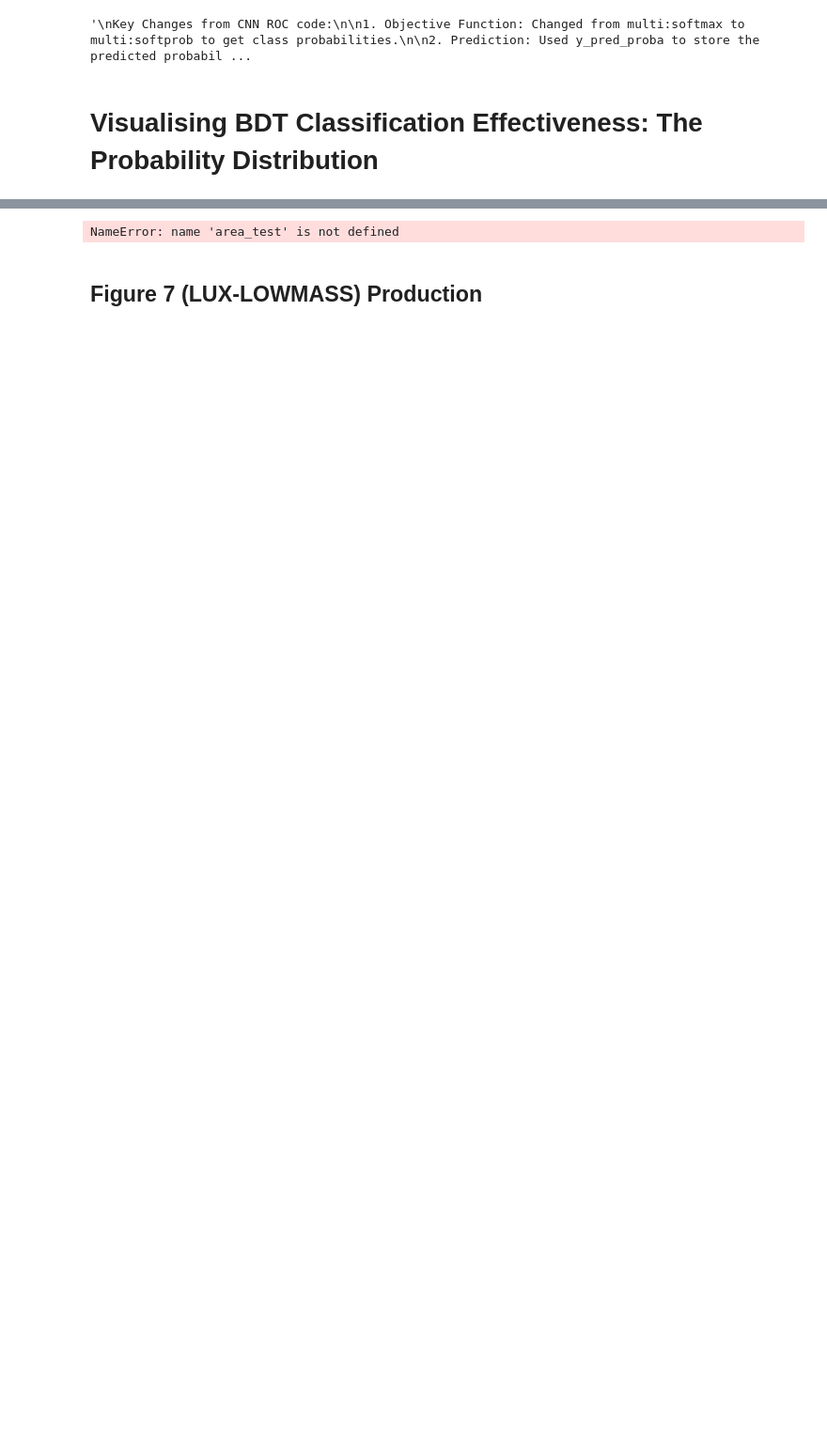
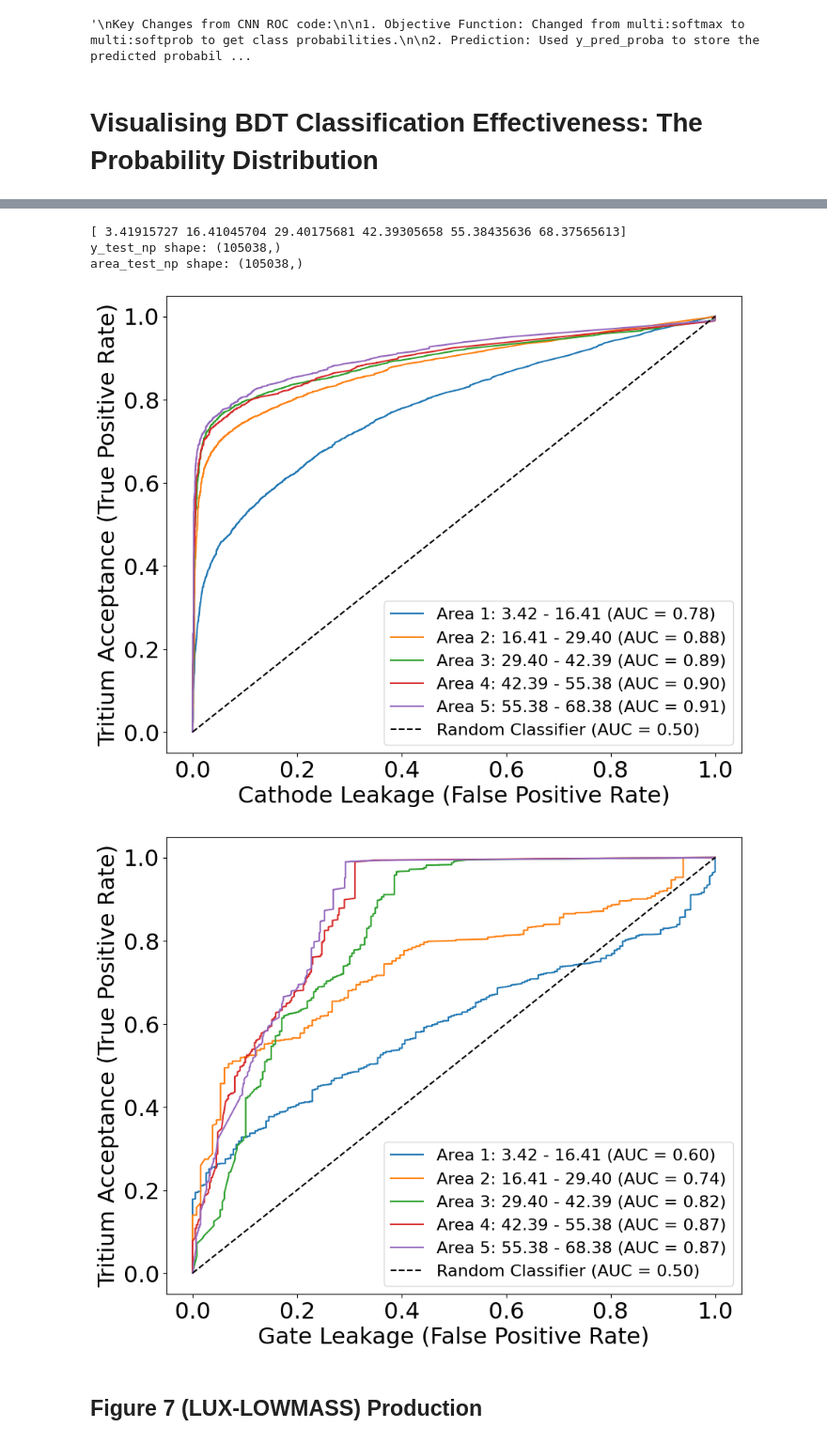
Before and after one commit to mojomixmaster/MSCIProject, a Jupyter notebook: Low Energy Data/BDTsandRandomForests.ipynb, the cells around one changed output, grey strips where cells are left out. Shown: that part at 94% size. Saved outputs shown, nothing was run; the diff lists cells and outputs as text; code cells hidden in the pictures; blank space fills up the shorter version.

```diff
--- a/Low Energy Data/BDTsandRandomForests.ipynb
+++ b/Low Energy Data/BDTsandRandomForests.ipynb
@@ -653,35 +649,40 @@ def plot_roc_for_intervals(event_type, y_test, y_pred_proba, label, area_interva
         # Mask to select data within the current area range and specific event type
         mask = (area_test_np >= lower) & (area_test_np < upper) & ((y_test_np == event_type) | (y_test_np == 2))
         # print(f' this is {y_test_np[mask]}')
 
         # Check if mask correctly applies to y_test
         if np.any(mask):  # Ensure mask is not empty. np.any() returns a boolean value iff any element within 'mask' is true
             y_test_interval = np.where(y_test_np[mask] == 2, 1, 0)  # Tritium = 1, event_type = 0
 
             # Compute ROC for this interval
             fpr, tpr, _ = roc_curve(y_test_interval, y_pred_proba[mask, 2])
             roc_auc = auc(fpr, tpr)
 
             # Plot the ROC curve for this interval
             plt.plot(fpr, tpr, label=f'Area {i+1}: {lower:.2f} - {upper:.2f} (AUC = {roc_auc:.2f})')
 
     # Plot the random classifier line
     plt.plot([0, 1], [0, 1], 'k--', label='Random Classifier (AUC = 0.50)')
 
     # Add labels and title
     plt.xlabel(f'{label} Leakage (False Positive Rate)')
     plt.ylabel('Tritium Acceptance (True Positive Rate)')
     # plt.title(f'ROC Curves for Tritium vs {label} across Area Regions')
-    plt.legend(loc='lower right')
+    plt.legend(loc='lower right', fontsize=16)
+    plt.savefig(f'/Users/laith_mohajer/Documents/GitHub/MSCIProject/Figures/tritiumvs{event_type}.png')
     plt.show()
 
 # Step 4: Plot ROC curves for Tritium vs Cathode
 plot_roc_for_intervals(event_type=0, y_test=y_test_np, y_pred_proba=y_pred_proba, label='Cathode', area_intervals=area_intervals)
 
 # Step 5: Plot ROC curves for Tritium vs Gate
 plot_roc_for_intervals(event_type=1, y_test=y_test_np, y_pred_proba=y_pred_proba, label='Gate', area_intervals=area_intervals)
 # %% [output]
-NameError: name 'area_test' is not defined
+[ 3.41915727 16.41045704 29.40175681 42.39305658 55.38435636 68.37565613]
+y_test_np shape: (105038,)
+area_test_np shape: (105038,)
+[figure, added]
+[figure, added]
 # %% [markdown]
 ## Figure 7 (LUX-LOWMASS) Production
 # %%
```
Also changed, not shown: parts of 7 cells of this notebook, 15 other files.
